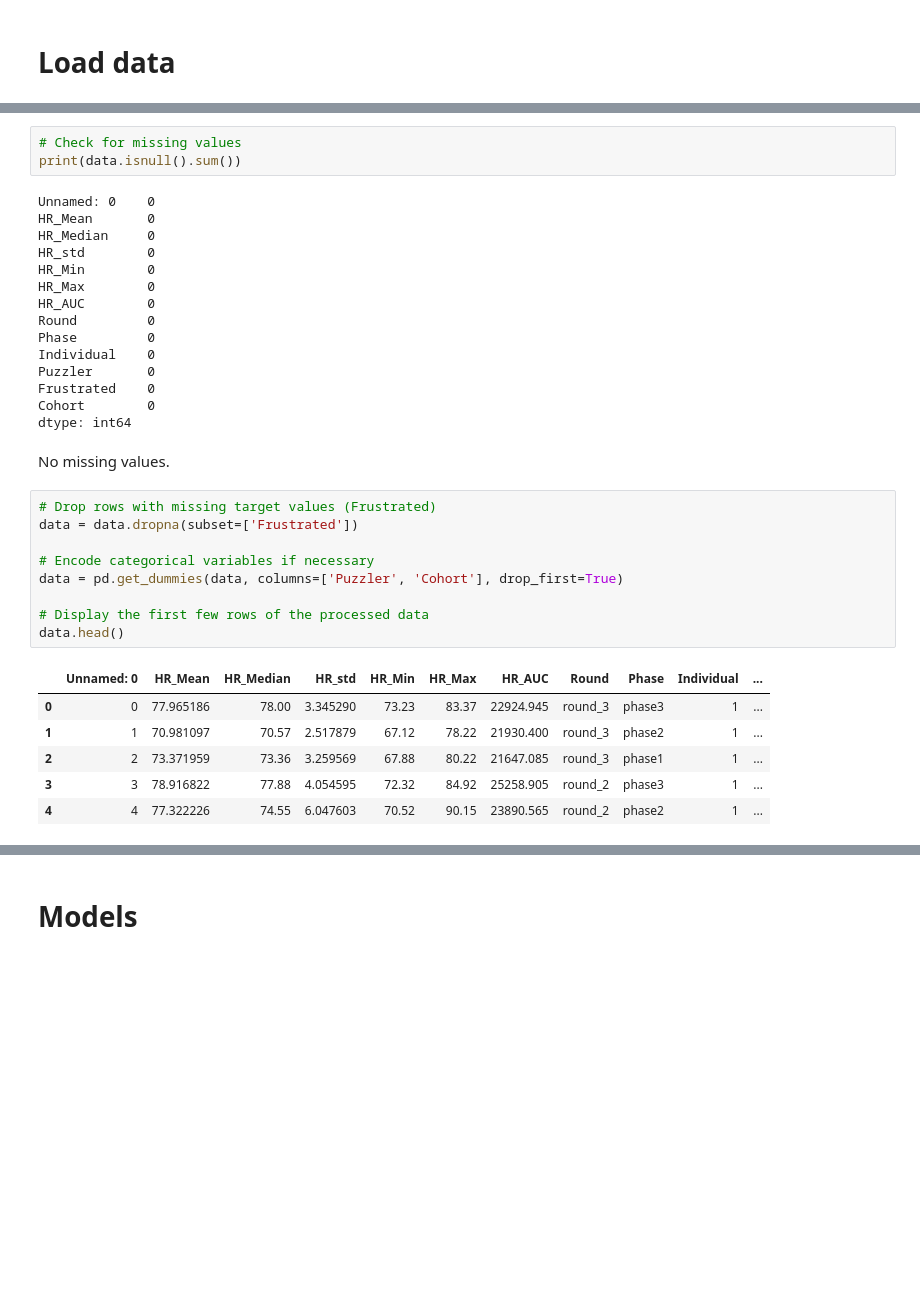
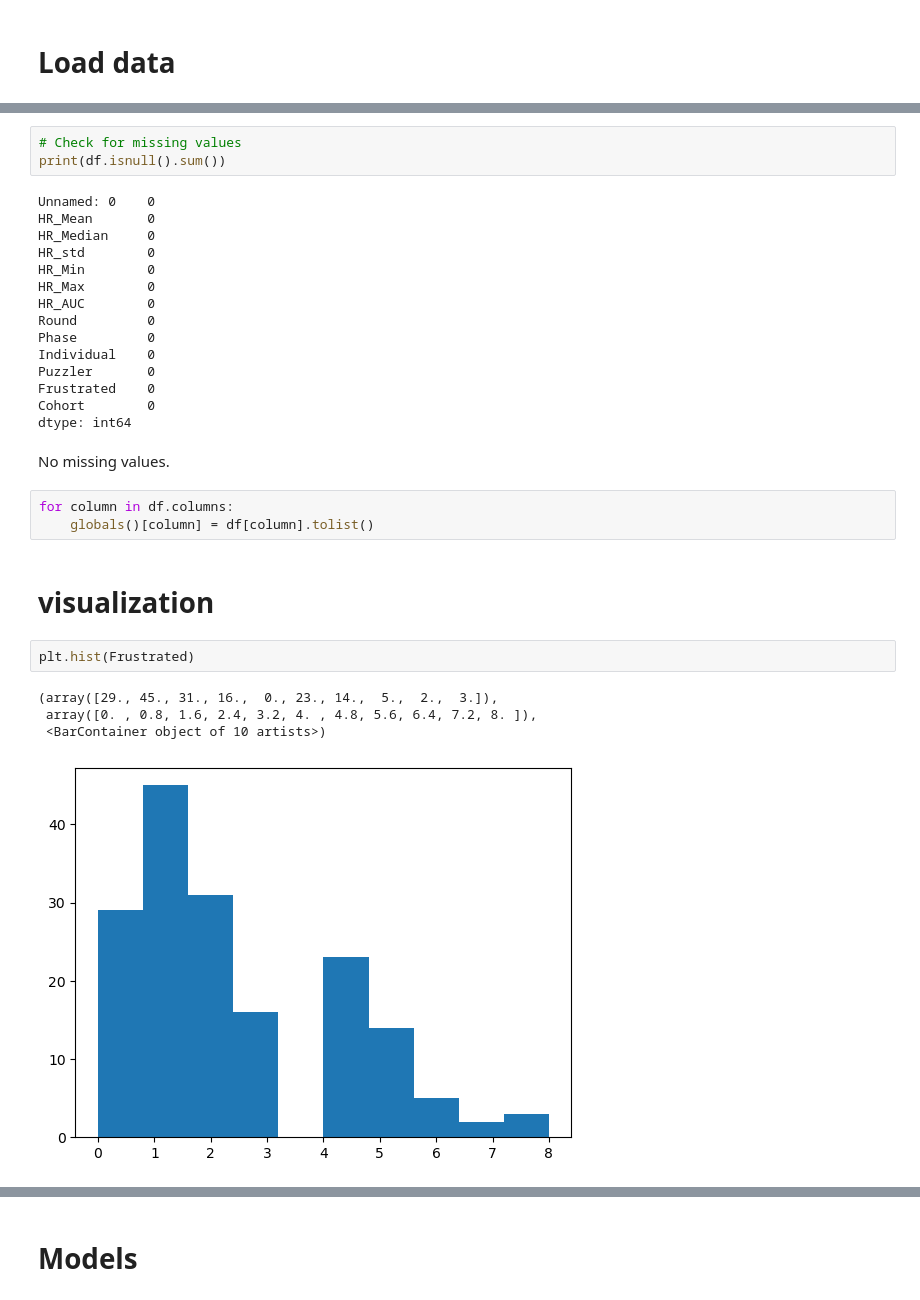
Before and after one commit to Mikel-Yu/02455-individual-project, a Jupyter notebook: Assignment_1_Task_2.ipynb, the cells around one changed output, grey strips where cells are left out. Saved outputs shown, nothing was run; the diff lists cells and outputs as text; blank space fills up the shorter version.

```diff
--- a/Assignment_1_Task_2.ipynb
+++ b/Assignment_1_Task_2.ipynb
@@ -38,7 +41,7 @@ print(data.head())
 4  round_2  phase2           1        1           5   D1_1
 # %%
 # Check for missing values
-print(data.isnull().sum())
+print(df.isnull().sum())
 # %% [output]
 Unnamed: 0    0
 HR_Mean       0
@@ -56,19 +59,15 @@ Cohort        0
 dtype: int64
 # %% [markdown]
 No missing values.
-# %%
-# Drop rows with missing target values (Frustrated)
-data = data.dropna(subset=['Frustrated'])
-
-# Encode categorical variables if necessary
-data = pd.get_dummies(data, columns=['Puzzler', 'Cohort'], drop_first=True)
-
-# Display the first few rows of the processed data
-data.head()
-# %% [output]
-|  | Unnamed: 0 | HR_Mean | HR_Median | HR_std | HR_Min | HR_Max | HR_AUC | Round | Phase | Individual | ... |
-| 0 | 0 | 77.965186 | 78.00 | 3.345290 | 73.23 | 83.37 | 22924.945 | round_3 | phase3 | 1 | ... |
-| 1 | 1 | 70.981097 | 70.57 | 2.517879 | 67.12 | 78.22 | 21930.400 | round_3 | phase2 | 1 | ... |
-| 2 | 2 | 73.371959 | 73.36 | 3.259569 | 67.88 | 80.22 | 21647.085 | round_3 | phase1 | 1 | ... |
-| 3 | 3 | 78.916822 | 77.88 | 4.054595 | 72.32 | 84.92 | 25258.905 | round_2 | phase3 | 1 | ... |
-| 4 | 4 | 77.322226 | 74.55 | 6.047603 | 70.52 | 90.15 | 23890.565 | round_2 | phase2 | 1 | ... |
+# %%
+for column in df.columns:
+    globals()[column] = df[column].tolist()
+# %% [markdown]
+# visualization
+# %%
+plt.hist(Frustrated)
+# %% [output]
+(array([29., 45., 31., 16.,  0., 23., 14.,  5.,  2.,  3.]),
+ array([0. , 0.8, 1.6, 2.4, 3.2, 4. , 4.8, 5.6, 6.4, 7.2, 8. ]),
+ <BarContainer object of 10 artists>)
+[figure, added]
```
Also changed, not shown: parts of 20 cells of this notebook.
